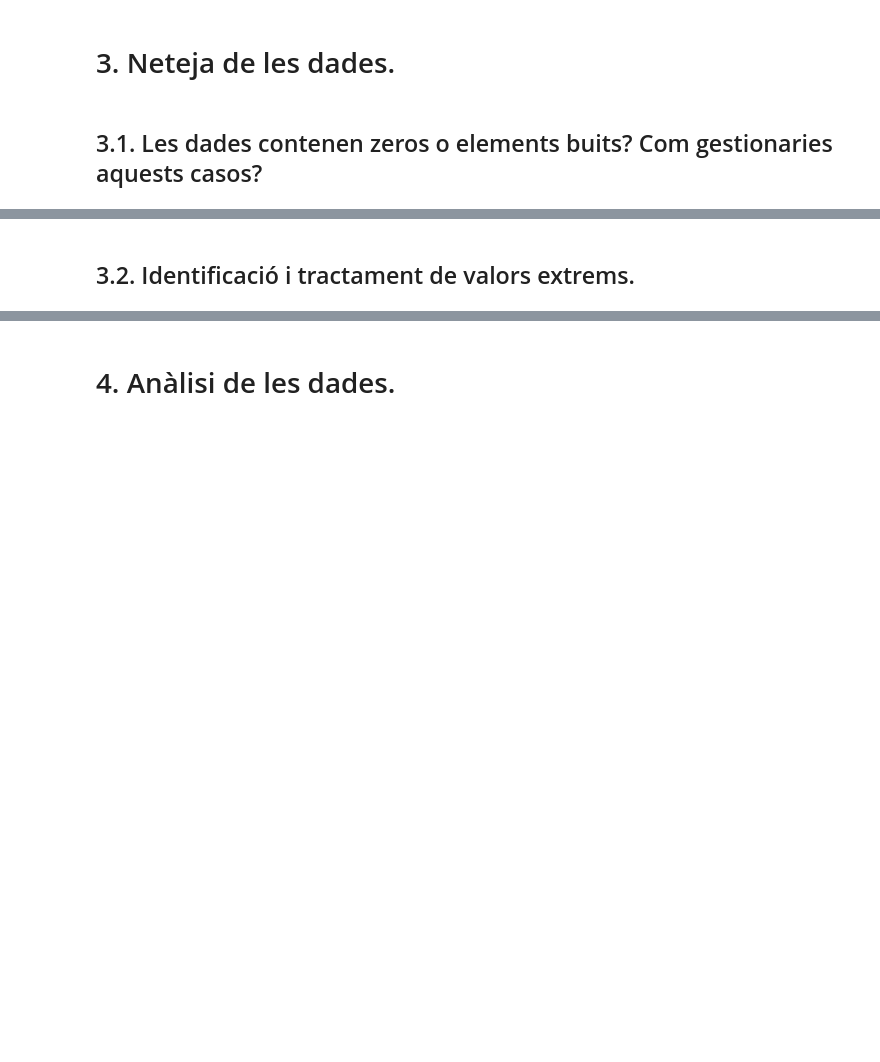
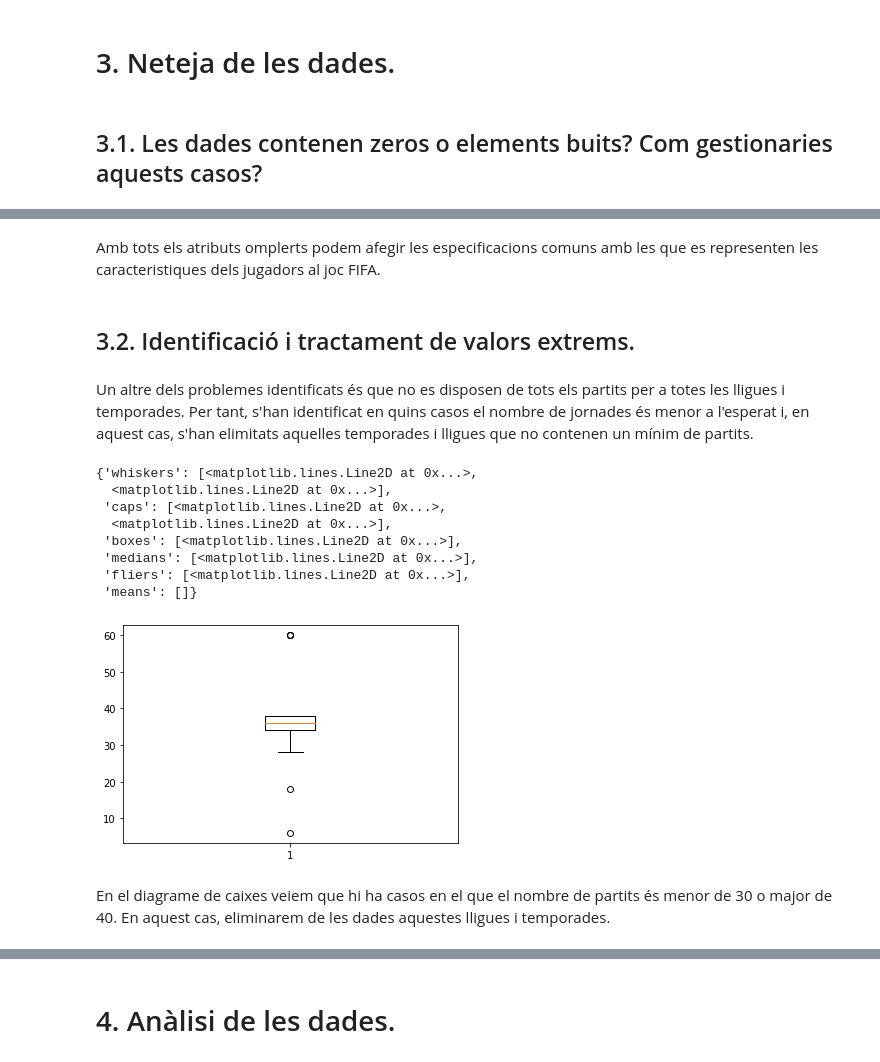
Before and after one commit to KRLSMolina/European-Soccer-Data, a Jupyter notebook: european-soccer-data-analysis.ipynb, the cells around one changed output, grey strips where cells are left out. Saved outputs shown, nothing was run; the diff lists cells and outputs as text; code cells hidden in the pictures; blank space fills up the shorter version.

```diff
--- a/european-soccer-data-analysis.ipynb
+++ b/european-soccer-data-analysis.ipynb
@@ -96,12 +81,30 @@ conn.close()
+# %%
+df_match_to_classification = df_match[['league_id','season', 'stage',
+          'home_team_api_id','away_team_api_id',
+          'home_team_goal','away_team_goal']].copy()
+df_match_to_classification['home_team'] = df_match_to_classification['home_team_api_id'].replace(
+    df_team[['team_api_id','team_long_name']].set_index('team_api_id').to_dict()['team_long_name']
+)
+df_match_to_classification['away_team'] = df_match_to_classification['away_team_api_id'].replace(
+    df_team[['team_api_id','team_long_name']].set_index('team_api_id').to_dict()['team_long_name']
+)
+df_match_to_classification['league_name'] = df_match_to_classification['league_id'].replace(
+    df_league[['id','name']].set_index('id').to_dict()['name']
+)
+df_match_to_classification['away_team_goal_against'] = df_match_to_classification['home_team_goal']
+df_match_to_classification['home_team_goal_against'] = df_match_to_classification['away_team_goal']
+df_match_to_classification = df_match_to_classification[['season', 'league_name', 'home_team', 'away_team',
+                            'home_team_goal', 'away_team_goal', 'away_team_goal_against',
+                            'home_team_goal_against']]
 # %%
-df.loc[df['home_team_goal'] > df['away_team_goal'], 'home_points'] = 3
-df.loc[df['home_team_goal'] > df['away_team_goal'], 'away_points'] = 0
-df.loc[df['home_team_goal'] == df['away_team_goal'], 'home_points'] = 1
-df.loc[df['home_team_goal'] == df['away_team_goal'], 'away_points'] = 1
-df.loc[df['home_team_goal'] < df['away_team_goal'], 'home_points'] = 0
-df.loc[df['home_team_goal'] < df['away_team_goal'], 'away_points'] = 3
+df_match_to_classification.loc[df_match_to_classification['home_team_goal'] >  df_match_to_classification['away_team_goal'], 'home_points'] = 3
+df_match_to_classification.loc[df_match_to_classification['home_team_goal'] >  df_match_to_classification['away_team_goal'], 'away_points'] = 0
+df_match_to_classification.loc[df_match_to_classification['home_team_goal'] == df_match_to_classification['away_team_goal'], 'home_points'] = 1
+df_match_to_classification.loc[df_match_to_classification['home_team_goal'] == df_match_to_classification['away_team_goal'], 'away_points'] = 1
+df_match_to_classification.loc[df_match_to_classification['home_team_goal'] <  df_match_to_classification['away_team_goal'], 'home_points'] = 0
+df_match_to_classification.loc[df_match_to_classification['home_team_goal'] <  df_match_to_classification['away_team_goal'], 'away_points'] = 3
 # %%
-df_classification = df[['season','league_name','home_team','home_team_goal','home_team_goal_against','home_points']].rename(
+df_classification = df_match_to_classification[['season','league_name','home_team','home_team_goal','home_team_goal_against','home_points']].rename(
     columns={
         'home_team':'team',
         'home_team_goal':'goals',
@@ -109,7 +112,7 @@ df_classification = df[['season','league_name','home_team','home_team_goal','hom
         'home_points':'points'
     }
 ).append(
-    df[['season','league_name','away_team','away_team_goal','away_team_goal_against','away_points']].rename(
+    df_match_to_classification[['season','league_name','away_team','away_team_goal','away_team_goal_against','away_points']].rename(
     columns={
         'away_team':'team',
         'away_team_goal':'goals',
@@ -297,0 +330,2 @@ df_match_players
+# %% [markdown]
+Amb tots els atributs omplerts podem afegir les especificacions comuns amb les que es representen les caracteristiques dels jugadors al joc FIFA.
@@ -298,2 +340,18 @@ df_match_players
 # %% [markdown]
 ## 3.2. Identificació i tractament de valors extrems.
+# %% [markdown]
+Un altre dels problemes identificats és que no es disposen de tots els partits per a totes les lligues i temporades. Per tant, s'han identificat en quins casos el nombre de jornades és menor a l'esperat i, en aquest cas, s'han elimitats aquelles temporades i lligues que no contenen un mínim de partits.
+# %%
+plt.boxplot(df_classification[['season','league_name','matches']].drop_duplicates()['matches'])
+# %% [output]
+{'whiskers': [<matplotlib.lines.Line2D at 0x...>,
+  <matplotlib.lines.Line2D at 0x...>],
+ 'caps': [<matplotlib.lines.Line2D at 0x...>,
+  <matplotlib.lines.Line2D at 0x...>],
+ 'boxes': [<matplotlib.lines.Line2D at 0x...>],
+ 'medians': [<matplotlib.lines.Line2D at 0x...>],
+ 'fliers': [<matplotlib.lines.Line2D at 0x...>],
+ 'means': []}
+[figure, added]
+# %% [markdown]
+En el diagrame de caixes veiem que hi ha casos en el que el nombre de partits és menor de 30 o major de 40. En aquest cas, eliminarem de les dades aquestes lligues i temporades.
```
Also changed, not shown: parts of 93 cells of this notebook.
